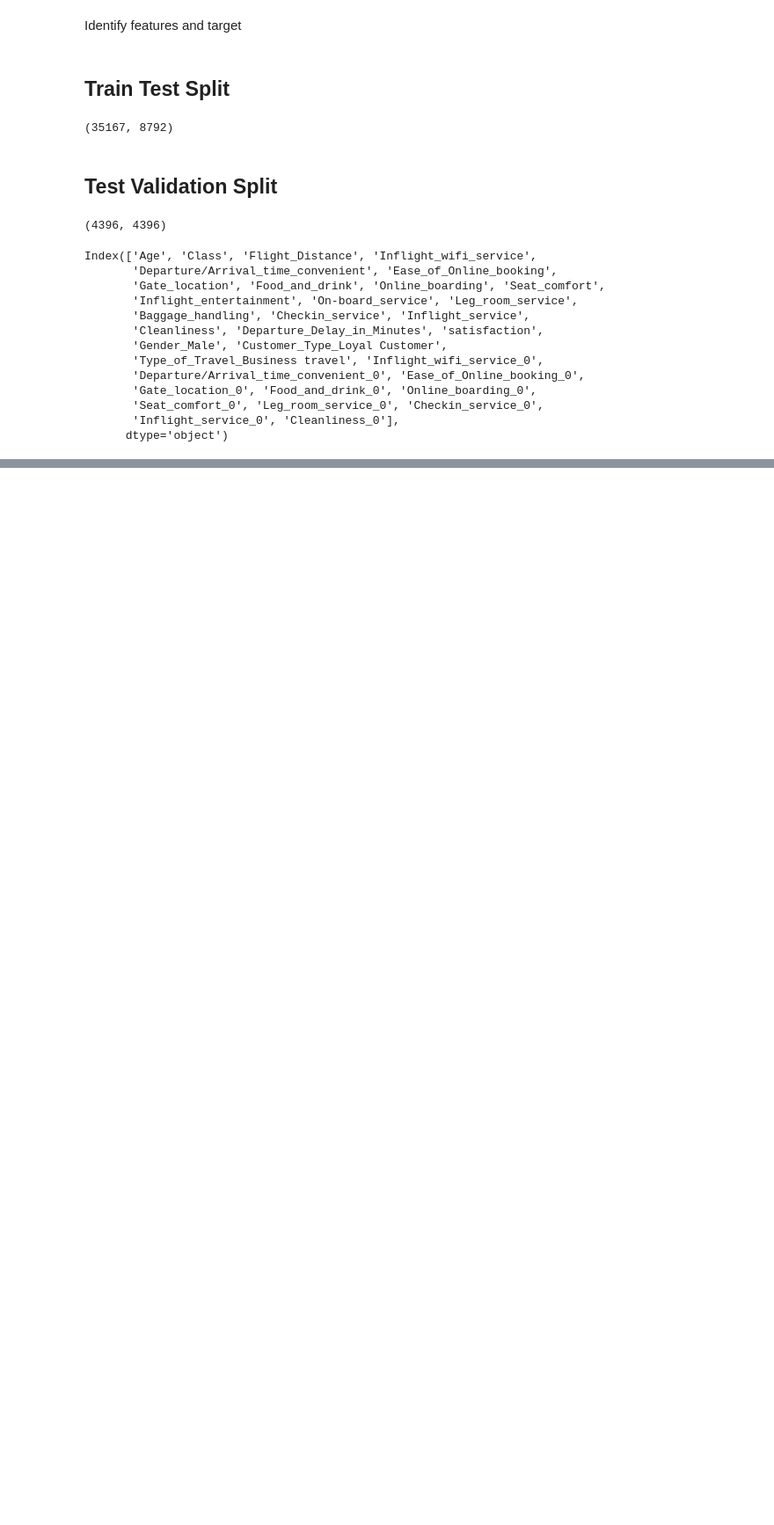
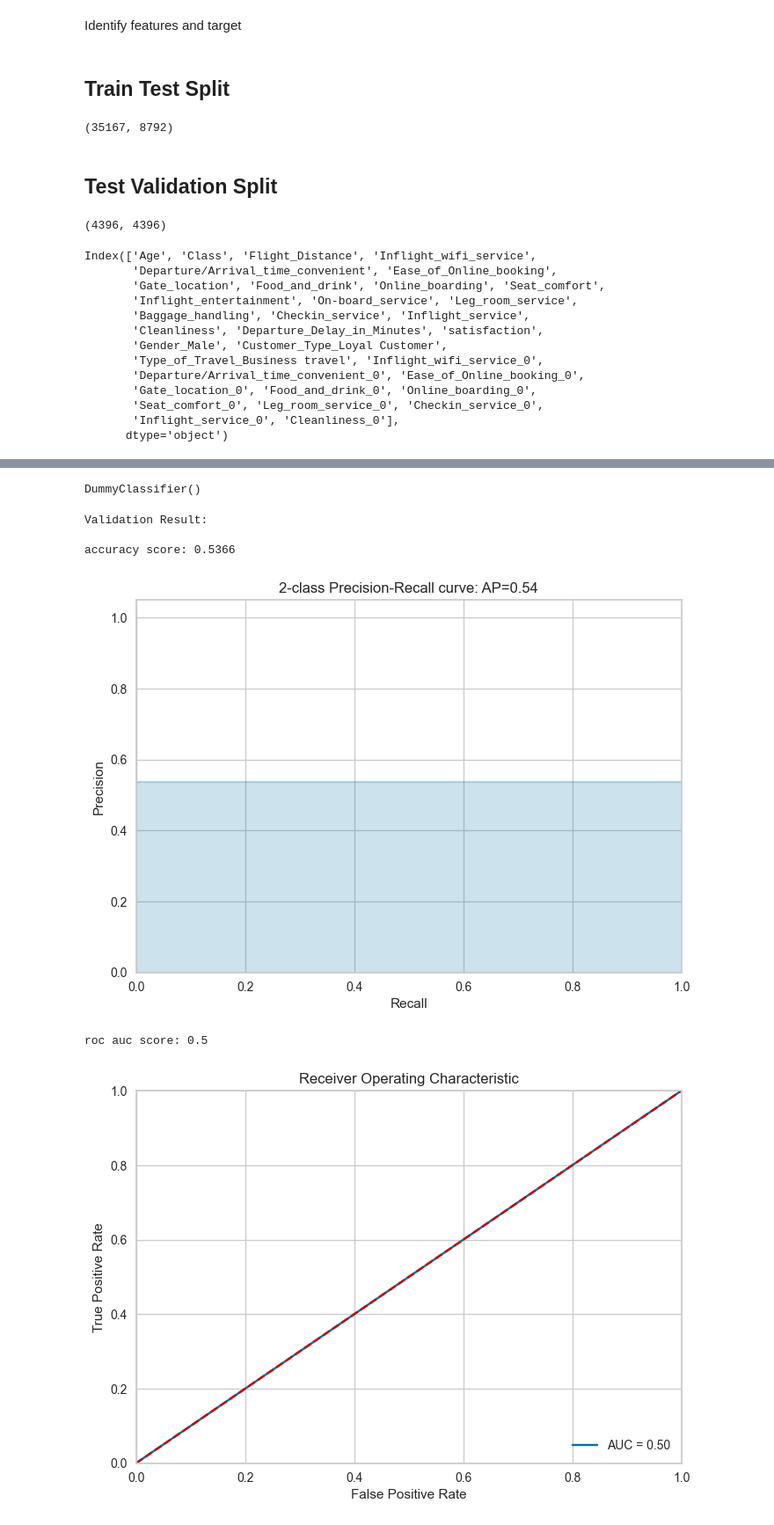
Before and after one commit to shanshanlao/Airline-Passenger-Satisfaction-Prediction, a Jupyter notebook: Code/Airline_data_modeling.ipynb, the cells around one changed output, grey strips where cells are left out. Shown at 88% size. Drawn from its saved outputs; the diff is of its cells as text; code cells hidden in the pictures; blank space fills up the shorter version.

```diff
--- a/Code/Airline_data_modeling.ipynb
+++ b/Code/Airline_data_modeling.ipynb
@@ -169,0 +192,29 @@ precision_score(y_val, dummy.predict(X_val))
+# %%
+def clf_score(clf, X_train, y_train, X_val, y_val, train=True):
+    if train:
+        print("Train Result:\n")
+        print("accuracy score: {0:.4f}\n".format(accuracy_score(y_train, clf.predict(X_train))))
+        print("Classification Report: \n {}\n".format(classification_report(y_train, clf.predict(X_train))))
+        print("Confusion Matrix: \n {}\n".format(confusion_matrix(y_train, clf.predict(X_train))))
+
+        res = cross_val_score(clf, X_train, y_train, cv=10, scoring='accuracy')
+        print("Average Accuracy: \t {0:.4f}".format(np.mean(res)))
+        print("Accuracy SD: \t\t {0:.4f}".format(np.std(res)))
+
+    elif train == False:
+        print("Validation Result:\n")
+        print("accuracy score: {0:.4f}\n".format(accuracy_score(y_val, clf.predict(X_val))))
+
+        precision, recall, _ = precision_recall_curve(y_val, clf.predict(X_val))
+        average_precision = average_precision_score(y_val, clf.predict(X_val))
+        plot_pr_curve(precision, recall, average_precision)
+
+        fpr, tpr, _ = roc_curve(y_val, clf.predict(X_val))
+        roc_auc = roc_auc_score(y_val, clf.predict(X_val))
+        print("roc auc score: {}\n".format(roc_auc))
+        plot_roc_curve(fpr, tpr, roc_auc)
+
+        print("Classification Report: \n {}\n".format(classification_report(y_val, clf.predict(X_val))))
+        print("Confusion Matrix: \n {}\n".format(confusion_matrix(y_val, clf.predict(X_val))))
+        plot_confusion_matrix(clf,  X_val, clf.predict(X_val))
+        print("End of validation Result\n")
@@ -169,0 +281,16 @@ precision_score(y_val, dummy.predict(X_val))
+# %%
+from sklearn.dummy import DummyClassifier
+
+dummy = DummyClassifier()
+dummy.fit(X_train,y_train)
+# %% [output]
+DummyClassifier()
+# %%
+clf_score(dummy, X_train, y_train, X_val, y_val, train=False)
+# %% [output]
+Validation Result:
+
+accuracy score: 0.5366
+[figure, added]
+roc auc score: 0.5
+[figure, added]
```
Also changed, not shown: parts of 25 cells of this notebook.
